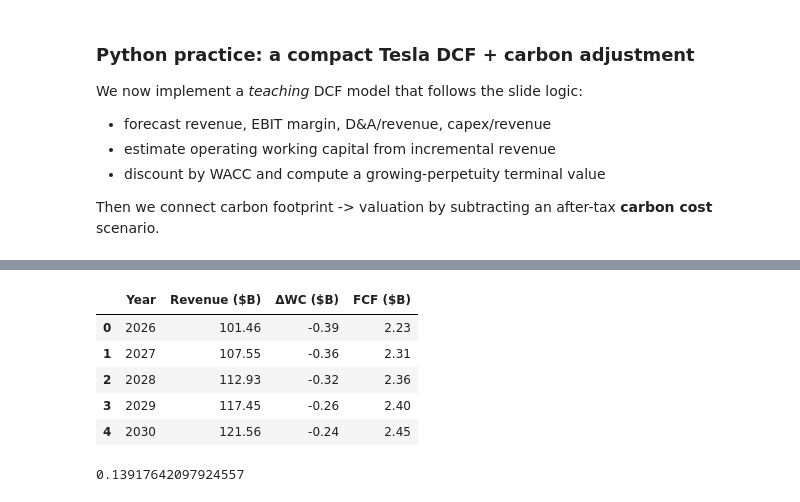
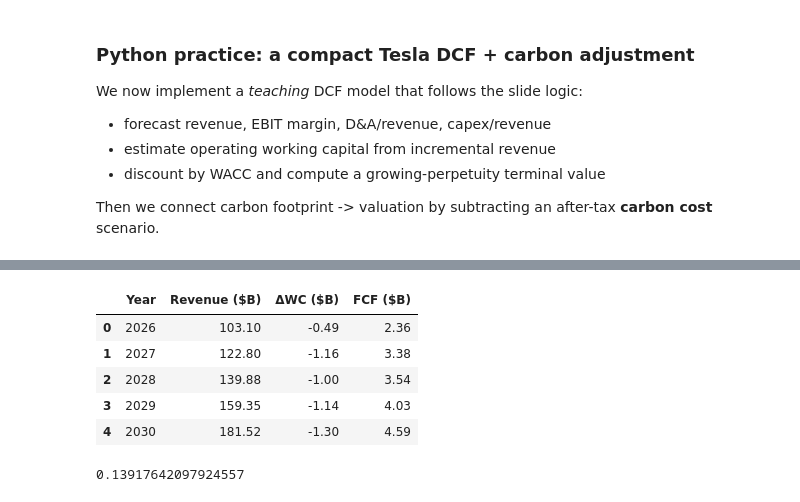
Before and after one commit to yebarryallen/ESG, a Jupyter notebook: lecture_6_valuation.ipynb, the cells around one changed output, grey strips where cells are left out. Saved outputs shown, nothing was run; the diff lists cells and outputs as text; code cells hidden in the pictures.

```diff
--- a/lecture_6_valuation.ipynb
+++ b/lecture_6_valuation.ipynb
@@ -404,39 +113,43 @@ ebit_margin = ebit0 / rev0
 da_ratio = da0 / rev0
 capex_ratio = (-capex0) / rev0
 op_wc_ratio = op_wc0 / rev0
 
 # Simple revenue-growth assumptions (edit freely)
+# Yahoo Finance analyst forecasts (provided): 2026=8.72%, 2027=19.11%
+rev_growth_2026 = 0.0872  # 8.72%
+rev_growth_2027 = 0.1911  # 19.11%
+rev_growth_long_run = (rev_growth_2026 + rev_growth_2027) / 2
 forecast_years = [2026, 2027, 2028, 2029, 2030]
-revenue_growth = [0.07, 0.06, 0.05, 0.04, 0.035]
+revenue_growth = [rev_growth_2026, rev_growth_2027, rev_growth_long_run, rev_growth_long_run, rev_growth_long_run]
 
 revenue = [rev0]
 for g in revenue_growth:
     revenue.append(revenue[-1] * (1 + g))
 revenue = np.array(revenue[1:])
 
 proj = pd.DataFrame({'Year': forecast_years, 'Revenue': revenue})
 proj['EBIT'] = proj['Revenue'] * ebit_margin
 proj['NOPAT'] = proj['EBIT'] * (1 - tax_rate)
 proj['D&A'] = proj['Revenue'] * da_ratio
 proj['CapEx'] = proj['Revenue'] * capex_ratio
 proj['ΔWC'] = (proj['Revenue'].diff().fillna(proj['Revenue'].iloc[0] - rev0)) * op_wc_ratio
 proj['FCF'] = proj['NOPAT'] + proj['D&A'] - proj['CapEx'] - proj['ΔWC']
 
 proj_view = proj.assign(
     **{
         'Revenue ($B)': proj['Revenue'] / 1e9,
         'ΔWC ($B)': proj['ΔWC'] / 1e9,
         'FCF ($B)': proj['FCF'] / 1e9,
     }
 )[['Year', 'Revenue ($B)', 'ΔWC ($B)', 'FCF ($B)']]
 proj_view.round(2)
 # %% [output]
 |  | Year | Revenue ($B) | ΔWC ($B) | FCF ($B) |
-| 0 | 2026 | 101.46 | -0.39 | 2.23 |
-| 1 | 2027 | 107.55 | -0.36 | 2.31 |
-| 2 | 2028 | 112.93 | -0.32 | 2.36 |
-| 3 | 2029 | 117.45 | -0.26 | 2.40 |
-| 4 | 2030 | 121.56 | -0.24 | 2.45 |
+| 0 | 2026 | 103.10 | -0.49 | 2.36 |
+| 1 | 2027 | 122.80 | -1.16 | 3.38 |
+| 2 | 2028 | 139.88 | -1.00 | 3.54 |
+| 3 | 2029 | 159.35 | -1.14 | 4.03 |
+| 4 | 2030 | 181.52 | -1.30 | 4.59 |
 # %%
 # WACC (teaching assumptions)
 price = pd.read_excel(DATA_DIR / 'tesla_daily_price.xlsx', index_col=0)
```
Also changed, not shown: parts of 21 cells of this notebook, 6 other files.
